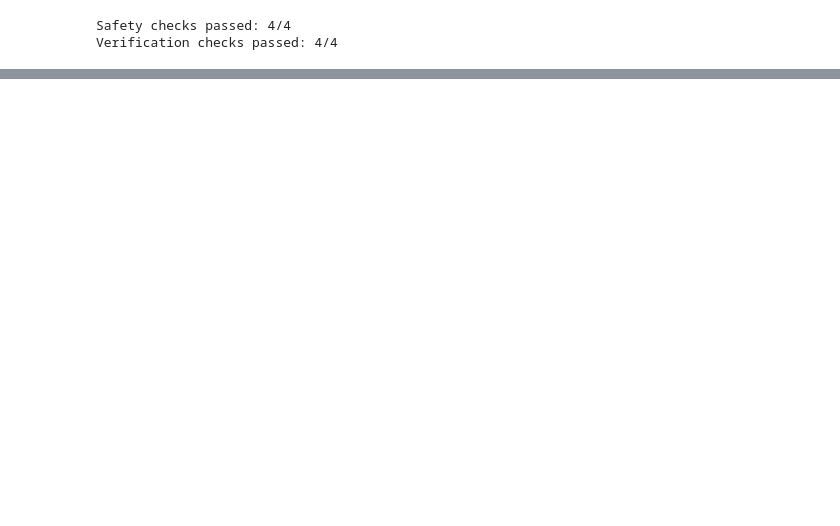
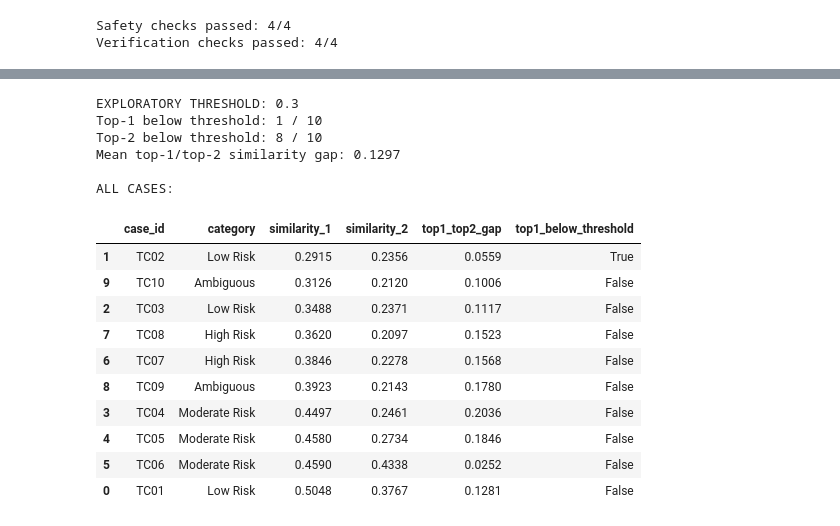
Before and after one commit to anushreeg1975/Trustworthy-MentalAI, a Jupyter notebook: mental_ai.ipynb, the cells around one changed output, grey strips where cells are left out. Drawn from its saved outputs; the diff is of its cells as text; code cells hidden in the pictures; blank space fills up the shorter version.

```diff
--- a/mental_ai.ipynb
+++ b/mental_ai.ipynb
@@ -11237,0 +11580,60 @@ Verification checks passed: 4/4
+# %%
+import pandas as pd
+
+df = pd.read_csv("test_data/retrieval_baseline_results.csv")
+
+threshold = 0.30
+
+df["top1_below_threshold"] = df["similarity_1"] < threshold
+df["top2_below_threshold"] = df["similarity_2"] < threshold
+df["top1_top2_gap"] = df["similarity_1"] - df["similarity_2"]
+
+print("EXPLORATORY THRESHOLD:", threshold)
+print(
+    "Top-1 below threshold:",
+    int(df["top1_below_threshold"].sum()),
+    "/",
+    len(df)
+)
+print(
+    "Top-2 below threshold:",
+    int(df["top2_below_threshold"].sum()),
+    "/",
+    len(df)
+)
+print(
+    "Mean top-1/top-2 similarity gap:",
+    round(df["top1_top2_gap"].mean(), 4)
+)
+
+print("\nALL CASES:")
+display(
+    df[
+        [
+            "case_id",
+            "category",
+            "similarity_1",
+            "similarity_2",
+            "top1_top2_gap",
+            "top1_below_threshold",
+        ]
+    ].sort_values("similarity_1")
+)
+# %% [output]
+EXPLORATORY THRESHOLD: 0.3
+Top-1 below threshold: 1 / 10
+Top-2 below threshold: 8 / 10
+Mean top-1/top-2 similarity gap: 0.1297
+
+ALL CASES:
+|  | case_id | category | similarity_1 | similarity_2 | top1_top2_gap | top1_below_threshold |
+| 1 | TC02 | Low Risk | 0.2915 | 0.2356 | 0.0559 | True |
+| 9 | TC10 | Ambiguous | 0.3126 | 0.2120 | 0.1006 | False |
+| 2 | TC03 | Low Risk | 0.3488 | 0.2371 | 0.1117 | False |
+| 7 | TC08 | High Risk | 0.3620 | 0.2097 | 0.1523 | False |
+| 6 | TC07 | High Risk | 0.3846 | 0.2278 | 0.1568 | False |
+| 8 | TC09 | Ambiguous | 0.3923 | 0.2143 | 0.1780 | False |
+| 3 | TC04 | Moderate Risk | 0.4497 | 0.2461 | 0.2036 | False |
+| 4 | TC05 | Moderate Risk | 0.4580 | 0.2734 | 0.1846 | False |
+| 5 | TC06 | Moderate Risk | 0.4590 | 0.4338 | 0.0252 | False |
+| 0 | TC01 | Low Risk | 0.5048 | 0.3767 | 0.1281 | False |
```
Also changed, not shown: parts of 52 cells of this notebook, 8 other files.
